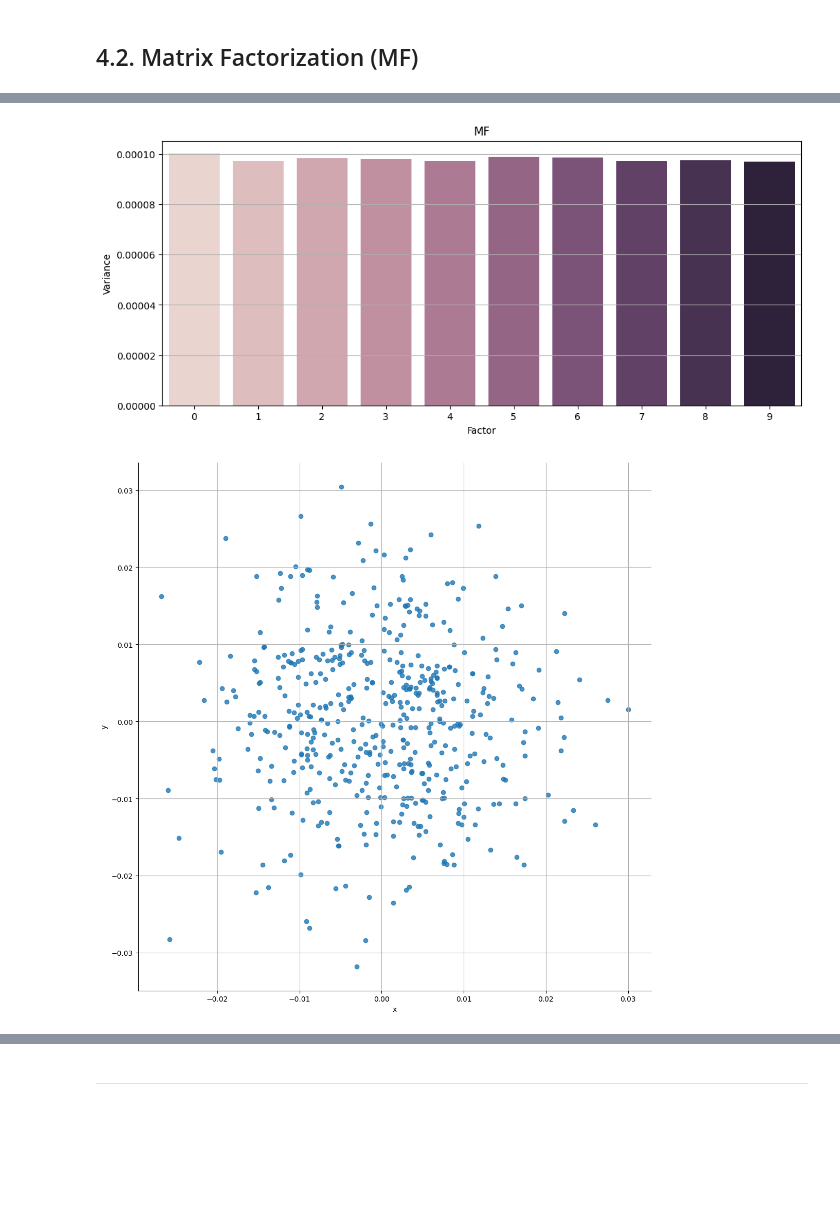
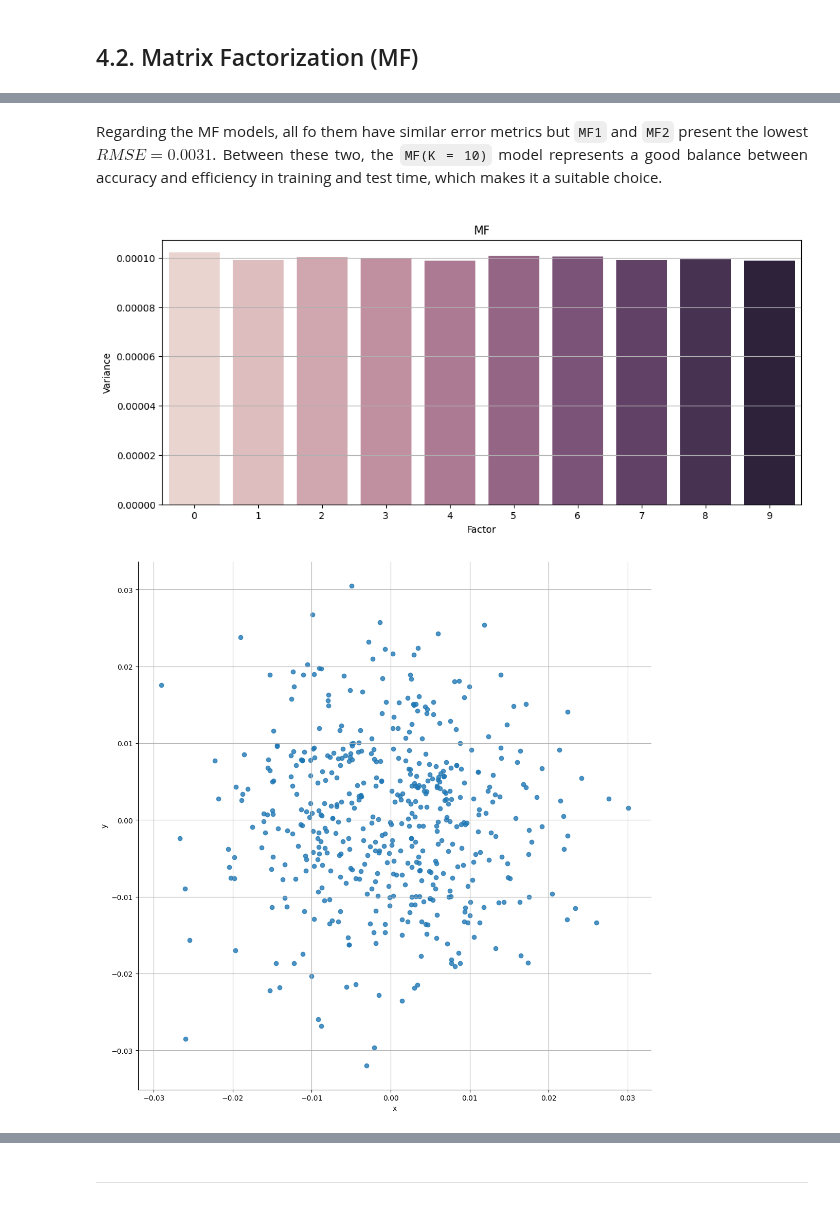
Before and after one commit to SergioCuencaNunez/ml3-music-recommender, a Jupyter notebook: main2.ipynb, the cells around one changed output, grey strips where cells are left out. Drawn from its saved outputs; the diff is of its cells as text; code cells hidden in the pictures; blank space fills up the shorter version.

```diff
--- a/main2.ipynb
+++ b/main2.ipynb
@@ -787,13 +851,19 @@ NMF(K = 10)                | 0.0032 |    0.3870 |   0.1017
+# %% [markdown]
+<div style="text-align: justify;">
+
+Regarding the MF models, all fo them have similar error metrics but `MF1` and `MF2` present the lowest $RMSE = 0.0031$. Between these two, the `MF(K = 10)` model represents a good balance between accuracy and efficiency in training and test time, which makes it a suitable choice.
+
+</div>
 # %%
 K = 10
-model = mf_models.get('mf3')
+model = mf_models.get('mf1')
 var_df = pd.DataFrame({"Factor": np.arange(K), "Variance": np.var(model.i_factors, axis=0)})
 fig, ax = plt.subplots(figsize=(12, 5))
 plt.title('MF')
 plt.grid(True)
 sns.barplot(x = "Factor", y = "Variance", data = var_df, hue = 'Factor', legend = False, ax = ax);
 # %% [output]
-[figure, old version]
+[figure, new version]
 # %%
 TOP2F = (0, 2)
 SAMPLE_SIZE = 500
@@ -805,7 +875,7 @@ sample_df = pd.DataFrame(data = mf.i_factors[sample_inds][:, TOP2F], columns = [
 sns.lmplot(x = "x", y="y", data = sample_df, height=11.0, fit_reg = False)
 plt.grid(True)
 # %% [output]
-[figure, old version]
+[figure, new version]
 # %%
 def pick_centroids(data, k):
     indexes = np.random.choice(len(data), size=k, replace=False)
```
Also changed, not shown: parts of 23 cells of this notebook.
